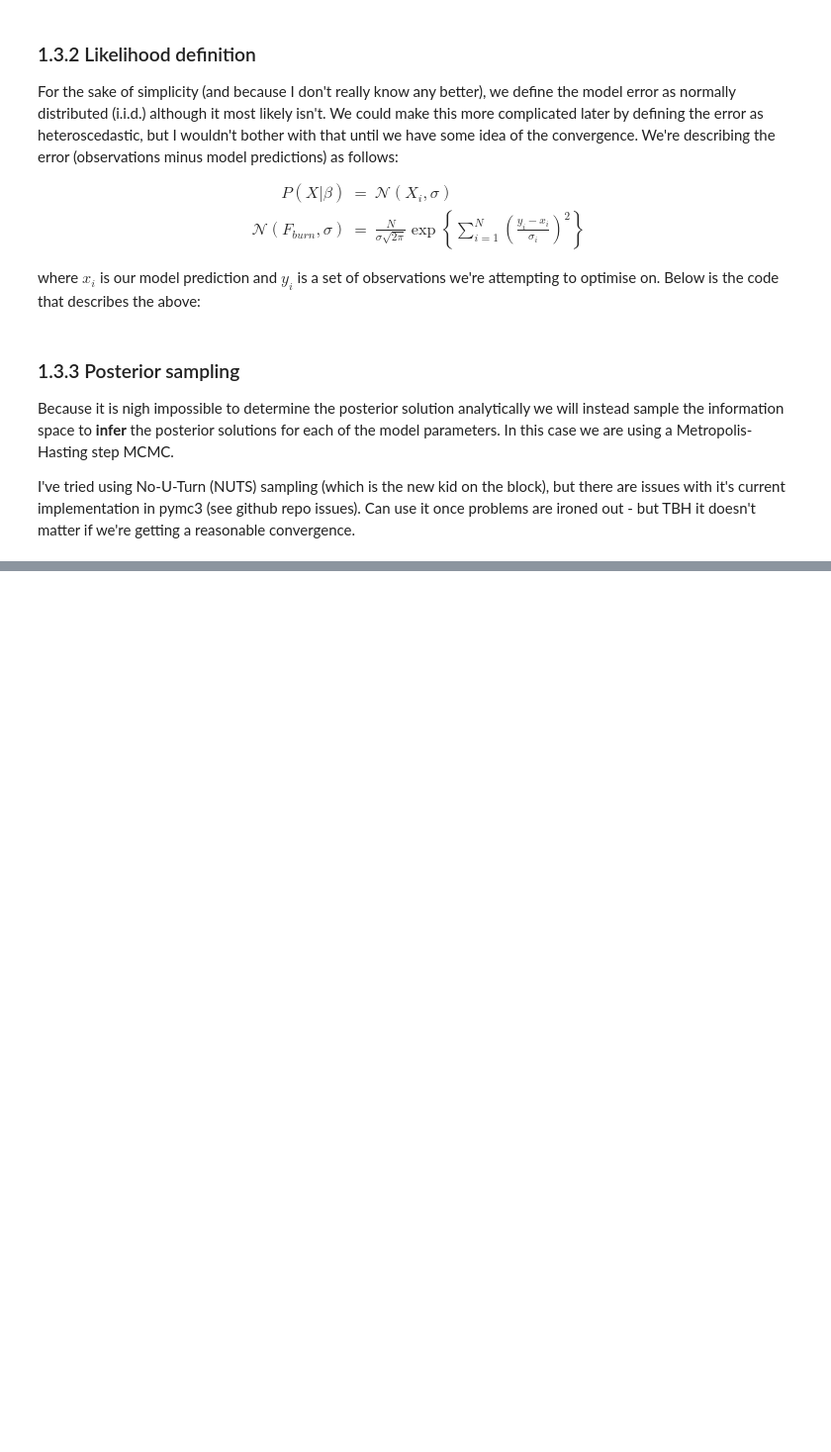
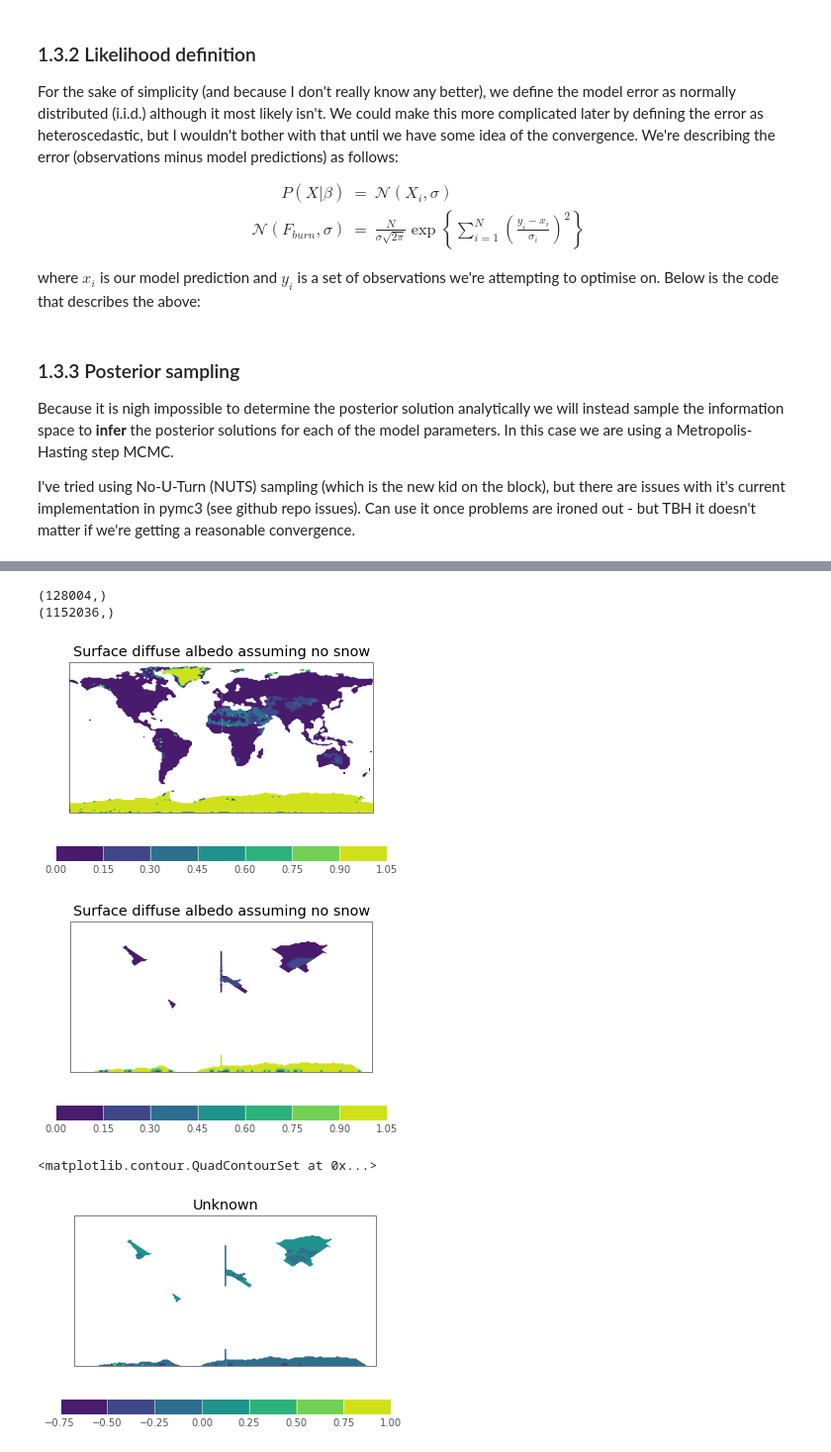
Before and after one commit to douglask3/UKESM_albedo_tile_optimization, a Jupyter notebook: notebooks/bayesian_inference.ipynb, the cells around one changed output, grey strips where cells are left out. Shown at 99% size. Saved outputs shown, nothing was run; the diff lists cells and outputs as text; code cells hidden in the pictures; blank space fills up the shorter version.

```diff
--- a/notebooks/bayesian_inference.ipynb
+++ b/notebooks/bayesian_inference.ipynb
@@ -316,7 +311,7 @@ with albedo_error:
 
 
     # calculate the error between observed and predicted burnt area
-    error = pm3.Normal('error', mu=prediction, sd=sigma, observed=albedo_obs_c)
+    error = pm3.Normal('error', mu=prediction, sd=sigma, observed=albedo_obs_c_f)
 # %% [markdown]
 ### 1.3.3 Posterior sampling
 
@@ -432,0 +457,47 @@ plot_sim_albedo(albedo)
+# %%
+cover_tot_c = np.sum(cover_pft_c, 0) + np.sum(cover_tile_c, 0)
+cover_bareSoil = 1.0 - cover_tot_c
+
+noCover = np.where(cover_tot_c == 0.0)
+cover_pft_noSoil_c  = cover_pft_c  / cover_tot_c
+cover_tile_noSoil_c = cover_tile_c / cover_tot_c
+
+residual = albedo_obs.copy()
+residualMask = LAI[0].data.mask
+residual.data[residualMask] = float('NaN')
+# %%
+albedo_noSoil = cell_albedo(cover_pft_c, cover_tile_c, 0.0, 0.0,
+                                     albedo_inf, k, LAI_c, albedo_tile, nPft, nTile, np.exp)
+
+albedo_noSoil = albedo_noSoil.tag.test_value
+for i in range(12):
+    albedo_noSoil[i][noCover] = albedo_obs_c[i][noCover]
+    albedo_noSoil[i] = albedo_obs_c[i] - albedo_noSoil[i]
+    #albedo_noSoil[i] = cover_bareSoil
+    albedo_noSoil[i] = albedo_noSoil[i] / cover_bareSoil
+
+print(residual.data[~residualMask].shape)
+#print(albedo_noSoil.tag.test_value.flatten().shape)
+print(LAI_c.flatten().shape)
+residual.data[~residualMask] = albedo_noSoil.flatten()
+residual.data[residual.data > 1] = 1
+residual.data[residual.data < 0.0] = 0.0
+qplt.contourf(residual[1])
+plt.show()
+yay = residual[1].copy()
+def window_stack(arr):
+    arr[1:-1,1:-1] = .25 * (arr[:-2,1:-1] + arr[2:,1:-1] + arr[1:-1,:-2] + arr[1:-1,2:])
+    return(arr)
+
+for i in range(10): residual.data[1] = window_stack(residual.data[1])
+
+qplt.contourf(residual[1])
+plt.show()
+qplt.contourf(residual[1] - yay)
+# %% [output]
+(128004,)
+(1152036,)
+[figure, added]
+[figure, added]
+<matplotlib.contour.QuadContourSet at 0x...>
+[figure, added]
```
Also changed, not shown: parts of 14 cells of this notebook.
